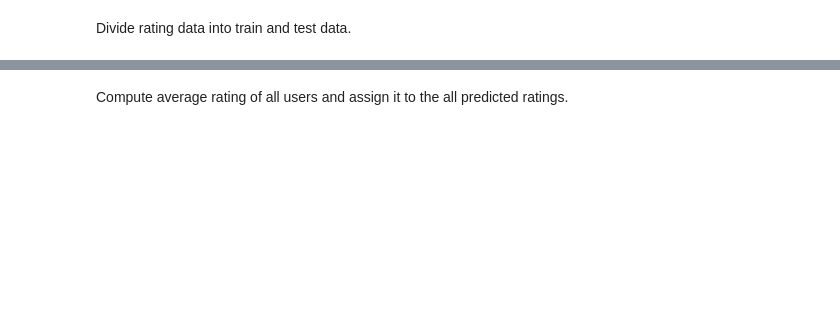
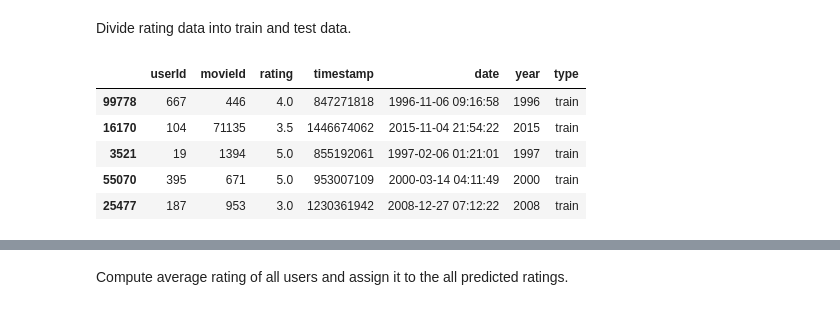
Before and after one commit to recobell/fc-rec-workshop, a Jupyter notebook: movielens/exercise-1.ipynb, the cells around one changed output, grey strips where cells are left out. Saved outputs shown, nothing was run; the diff lists cells and outputs as text; code cells hidden in the pictures; blank space fills up the shorter version.

```diff
--- a/movielens/exercise-1.ipynb
+++ b/movielens/exercise-1.ipynb
@@ -72,7 +126,18 @@ plt.show()
 # %% [markdown]
 Divide rating data into train and test data.
 # %%
-df['type'] = 'train'
-df['type'] = df['type'].apply(lambda x: ('train', 'test')[random.random() <= 0.1])
-train = df[df['type'] == 'train']
-test = df[df['type'] == 'test']
+#df['type'] = 'train'
+#df['type'] = df['type'].apply(lambda x: ('train', 'test')[random.random() <= 0.1])
+#train = df[df['type'] == 'train']
+#test = df[df['type'] == 'test']
+
+train = df.sample(frac=0.9,random_state=1)
+train['type'] = 'train'
+train.head()
+# %% [output]
+|  | userId | movieId | rating | timestamp | date | year | type |
+| 99778 | 667 | 446 | 4.0 | 847271818 | 1996-11-06 09:16:58 | 1996 | train |
+| 16170 | 104 | 71135 | 3.5 | 1446674062 | 2015-11-04 21:54:22 | 2015 | train |
+| 3521 | 19 | 1394 | 5.0 | 855192061 | 1997-02-06 01:21:01 | 1997 | train |
+| 55070 | 395 | 671 | 5.0 | 953007109 | 2000-03-14 04:11:49 | 2000 | train |
+| 25477 | 187 | 953 | 3.0 | 1230361942 | 2008-12-27 07:12:22 | 2008 | train |
```
Also changed, not shown: parts of 25 cells of this notebook, 1 other file.
